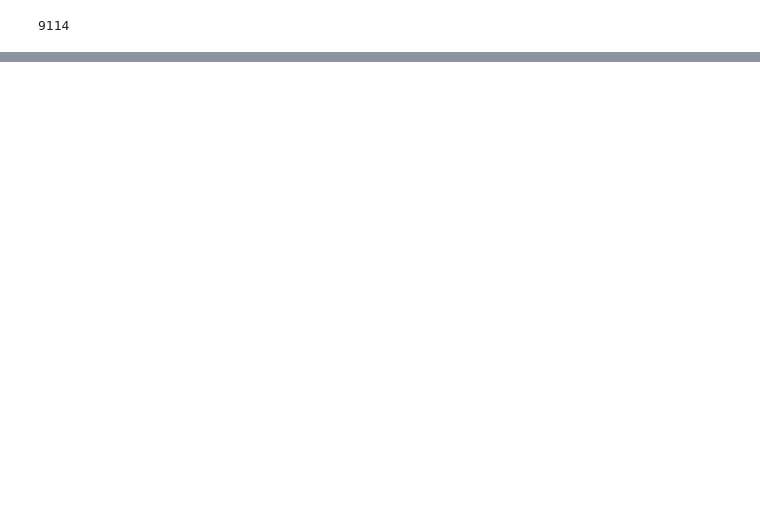
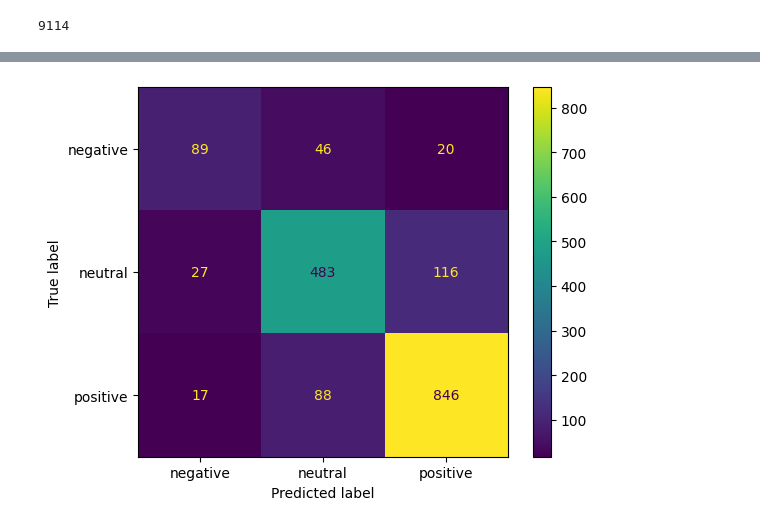
Before and after one commit to adamj34/amazon_reviews_sentiment_analysis, a Jupyter notebook: sentiment/sentiment_analysis.ipynb, the cells around one changed output, grey strips where cells are left out. Cells and saved outputs as stored; diff of their text form; code cells hidden in the pictures; blank space fills up the shorter version.

```diff
--- a/sentiment/sentiment_analysis.ipynb
+++ b/sentiment/sentiment_analysis.ipynb
@@ -160,7 +160,7 @@ MLP(
 # %%
 @torch.no_grad() # disable gradient tracking
 def get_loss(model, data_set):
-    # model.eval()
+    model.eval()
     x, y = {
         'train': (training_set, y_training_set),
         'dev': (dev_set, y_dev_set),
@@ -170,14 +170,30 @@ def get_loss(model, data_set):
     logits = model(x)
     loss = F.cross_entropy(logits, y)
     return loss.item()
+# %%
+@torch.no_grad()
+def get_accuracy_train_loop(model, set, set_labels):
+    model.eval()
+    correct = 0
+    total = set_labels.size(0)
+
+    logits = model(set)
+    probs = F.softmax(logits, dim=1)
+
+    predicted = torch.argmax(probs.data, 1)
+    correct = (predicted == set_labels).sum().item()
+
+    acc = 100 * correct // total
+    return acc
 # %%
 loss_function = nn.CrossEntropyLoss()
 optimizer = torch.optim.SGD(params=model.parameters(), lr=0.0001, momentum=0.9)
-steps = 10000
-batch_size = 64
-model.train()
+steps = 20000
+batch_size = 32
+train_acc, dev_acc = [], []
 losses, inxs, dev_loss = [], [], []
 for epoch in range(steps):
+    model.train()
     inx = torch.randint(0, training_set.shape[0], (batch_size,), generator=g)
     emb = training_set[inx] # grab only those rows from the minibatch
 
@@ -196,10 +212,13 @@ for epoch in range(steps):
     #stats
     if epoch % 1000 == 0: # print every once in a while
         print(f'{epoch:7d}/{steps:7d}: {loss.item():.4f}')
-    if epoch % 50 == 0:
+    if epoch % 1000 == 0:
         dev_loss.append(get_loss(model, 'dev'))
         losses.append(loss.item())
         inxs.append(epoch)
 
+        train_acc.append(get_accuracy_train_loop(model, training_set, y_training_set))
+        dev_acc.append(get_accuracy_train_loop(model, dev_set, y_dev_set))
+
 loss
 # %% [output]
@@ -256,3 +282,18 @@ Accuracy of the network on the 1732 test reviews: 77 %
+# %%
+@torch.no_grad()
+def get_conf_matrix(model, set, set_labels):
+    model.eval()
+
+    logits = model(set)
+    probs = F.softmax(logits, dim=1)
+    predicted = torch.argmax(probs.data, dim=1)
+    cm = sklearn.metrics.confusion_matrix(y_test_set.cpu().numpy(), predicted.cpu().numpy())
+    disp = sklearn.metrics.ConfusionMatrixDisplay(cm, display_labels=['negative', 'neutral', 'positive'])
+    disp.plot()
+
+get_conf_matrix(model, test_set, y_test_set)
+# %% [output]
+[figure, added]
 # %%
 # sample from the model
 sentiment_map = {0: 'negative', 1: 'neutral', 2: 'positive'}
```
Also changed, not shown: parts of 12 cells of this notebook.
